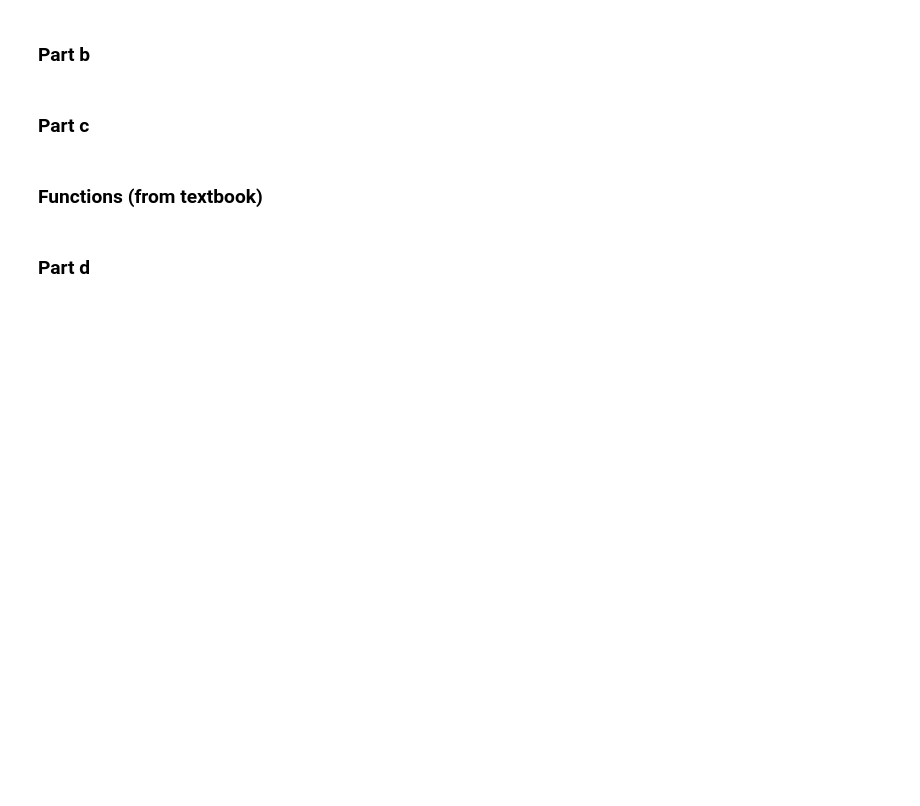
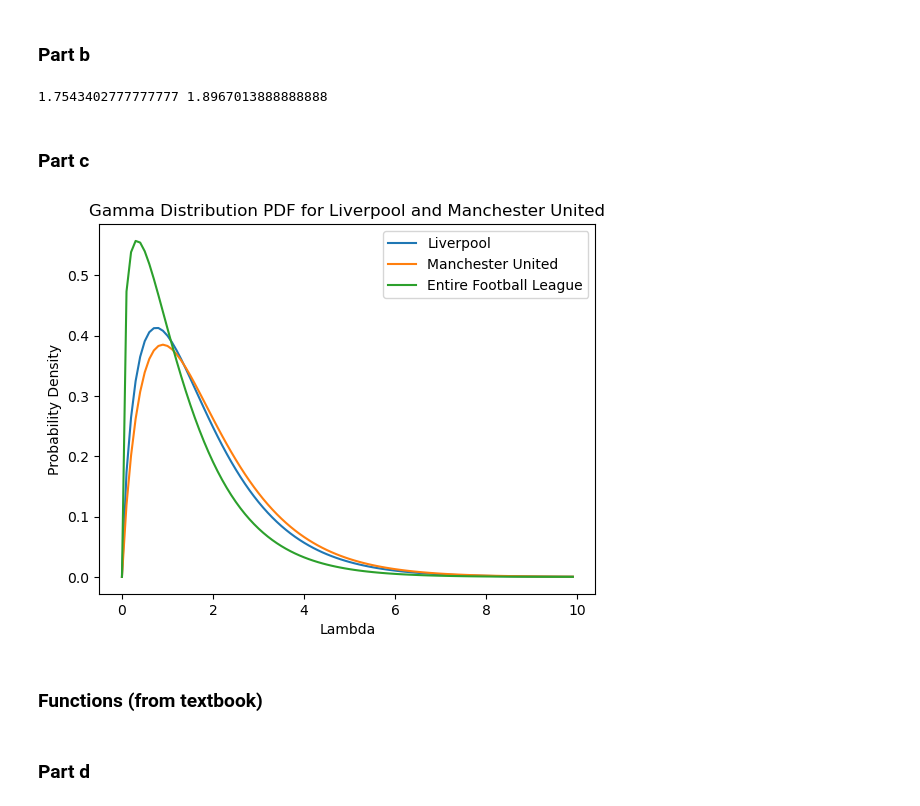
Before and after one commit to harrrilan/DS122_Probability_Theory, a Jupyter notebook: Homeworks/HW7Questions.ipynb, the cells around one changed output. Saved outputs shown, nothing was run; the diff lists cells and outputs as text; code cells hidden in the pictures; blank space fills up the shorter version.

```diff
--- a/Homeworks/HW7Questions.ipynb
+++ b/Homeworks/HW7Questions.ipynb
@@ -18,3 +18,12 @@ d. (Given the Poisson likelihood function and update function from the textbook)
 e. Suppose Manchester and Liverpool play each other and the resulting score is 3 (Manchester) - 2 (Liverpool). How certain are we that Manchester is the better team?
 # %% [markdown]
 ### Part a
+# %%
+import pandas as pd
+import numpy as np
+import matplotlib.pyplot as plt
+
+
+df = pd.read_csv('league_tables.csv')
+df2 = df[df['Team'].isin(['Liverpool', 'Manchester Utd'])]
+df2.head()
@@ -21,7 +37,38 @@ e. Suppose Manchester and Liverpool play each other and the resulting score is 3
 # %% [markdown]
 ### Part b
+# %%
+liverpool = df2[df2['Team'] == 'Liverpool']
+manchester_utd = df2[df2['Team'] == 'Manchester Utd']
+
+scores_liverpool = liverpool['GF'].sum() / liverpool['MP'].sum()
+scores_manchester_utd = manchester_utd['GF'].sum() / manchester_utd['MP'].sum()
+
+print(scores_liverpool, scores_manchester_utd)
+# %% [output]
+1.7543402777777777 1.8967013888888888
 # %% [markdown]
 ### Part c
+# %%
+from scipy.stats import gamma, poisson
+
+lambda_range = np.arange(0, 10, .1)
+
+scores_football = df['GF'].sum() / df['MP'].sum()
+gamma_football = [gamma.pdf(lam, scores_football) for lam in lambda_range]
+
+gamma_liverpool = [gamma.pdf(lam, scores_liverpool) for lam in lambda_range]
+gamma_manchester = [gamma.pdf(lam, scores_manchester_utd) for lam in lambda_range]
+
+plt.plot(lambda_range, gamma_liverpool, label='Liverpool')
+plt.plot(lambda_range, gamma_manchester, label='Manchester United')
+plt.plot(lambda_range, gamma_football, label='Entire Football League')
+plt.xlabel('Lambda')
+plt.ylabel('Probability Density')
+plt.title('Gamma Distribution PDF for Liverpool and Manchester United')
+plt.legend()
+plt.show()
+# %% [output]
+[figure, added]
 # %% [markdown]
 ### Functions (from textbook)
 # %%
```
Also changed, not shown: parts of 6 cells of this notebook, 1 other file.
